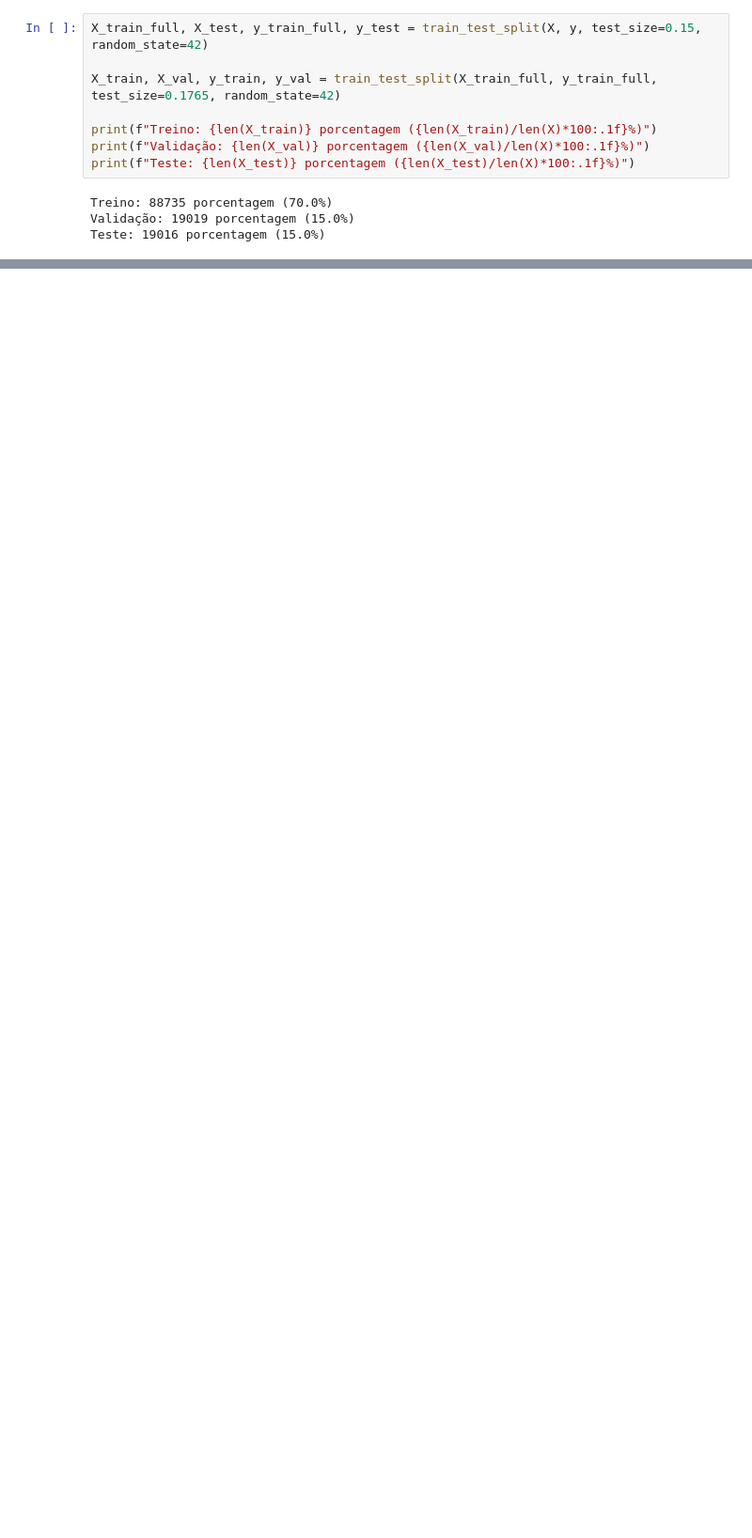
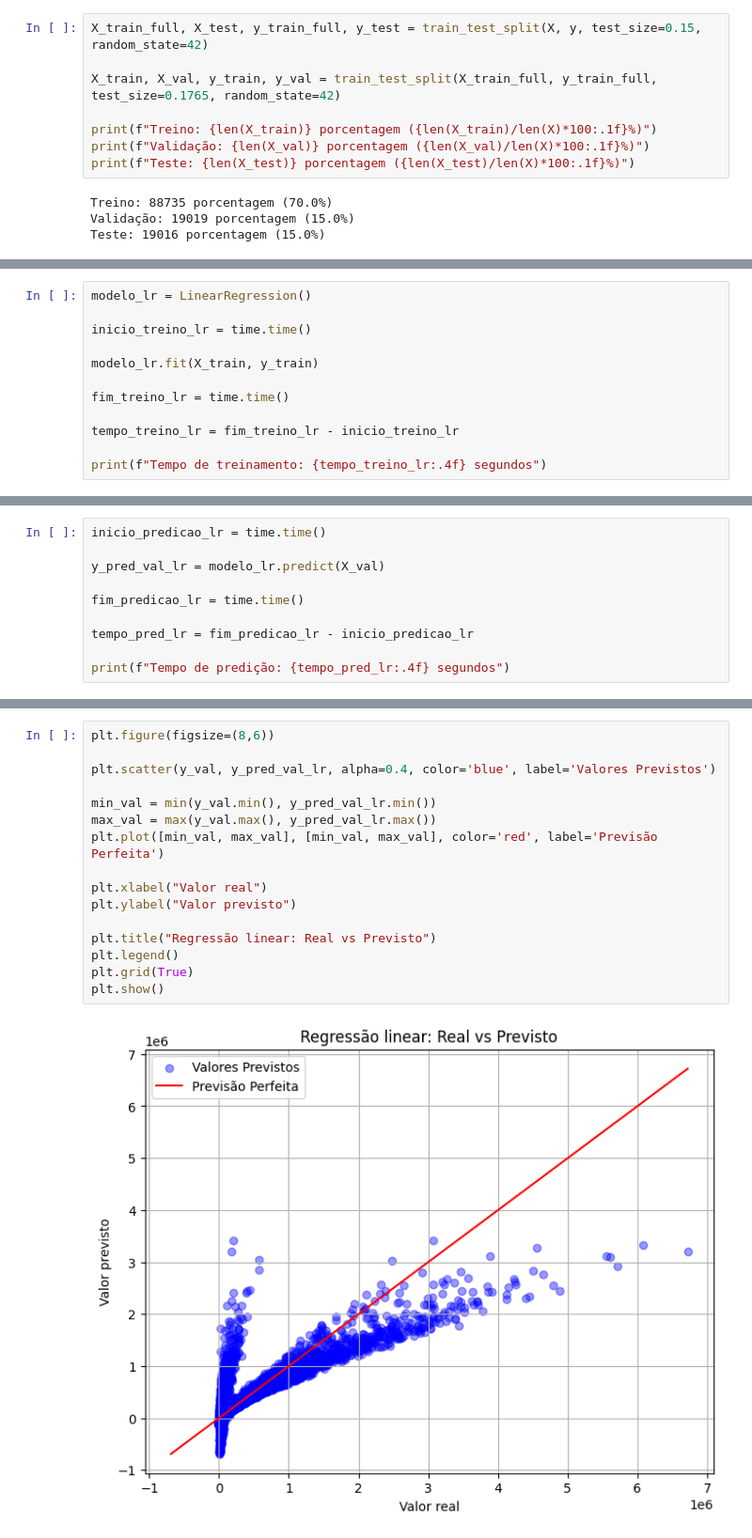
Before and after one commit to leticiavfr/Projeto-Final-IA, a Jupyter notebook: global_data_center_and_ai_waterelectricity_usage.ipynb, the cells around one changed output, grey strips where cells are left out. Shown at 94% size. Cells and saved outputs as stored; diff of their text form; blank space fills up the shorter version.

Commit message:
feat: implementa modelo de regressão linear

```diff
--- a/global_data_center_and_ai_waterelectricity_usage.ipynb
+++ b/global_data_center_and_ai_waterelectricity_usage.ipynb
@@ -134,0 +149,12 @@ Teste: 19016 porcentagem (15.0%)
+# %%
+modelo_lr = LinearRegression()
+
+inicio_treino_lr = time.time()
+
+modelo_lr.fit(X_train, y_train)
+
+fim_treino_lr = time.time()
+
+tempo_treino_lr = fim_treino_lr - inicio_treino_lr
+
+print(f"Tempo de treinamento: {tempo_treino_lr:.4f} segundos")
@@ -134,0 +165,10 @@ Teste: 19016 porcentagem (15.0%)
+# %%
+inicio_predicao_lr = time.time()
+
+y_pred_val_lr = modelo_lr.predict(X_val)
+
+fim_predicao_lr = time.time()
+
+tempo_pred_lr = fim_predicao_lr - inicio_predicao_lr
+
+print(f"Tempo de predição: {tempo_pred_lr:.4f} segundos")
@@ -134,0 +195,18 @@ Teste: 19016 porcentagem (15.0%)
+# %%
+plt.figure(figsize=(8,6))
+
+plt.scatter(y_val, y_pred_val_lr, alpha=0.4, color='blue', label='Valores Previstos')
+
+min_val = min(y_val.min(), y_pred_val_lr.min())
+max_val = max(y_val.max(), y_pred_val_lr.max())
+plt.plot([min_val, max_val], [min_val, max_val], color='red', label='Previsão Perfeita')
+
+plt.xlabel("Valor real")
+plt.ylabel("Valor previsto")
+
+plt.title("Regressão linear: Real vs Previsto")
+plt.legend()
+plt.grid(True)
+plt.show()
+# %% [output]
+[figure, added]
```
Also changed, not shown: parts of 18 cells of this notebook, 1 other file.
